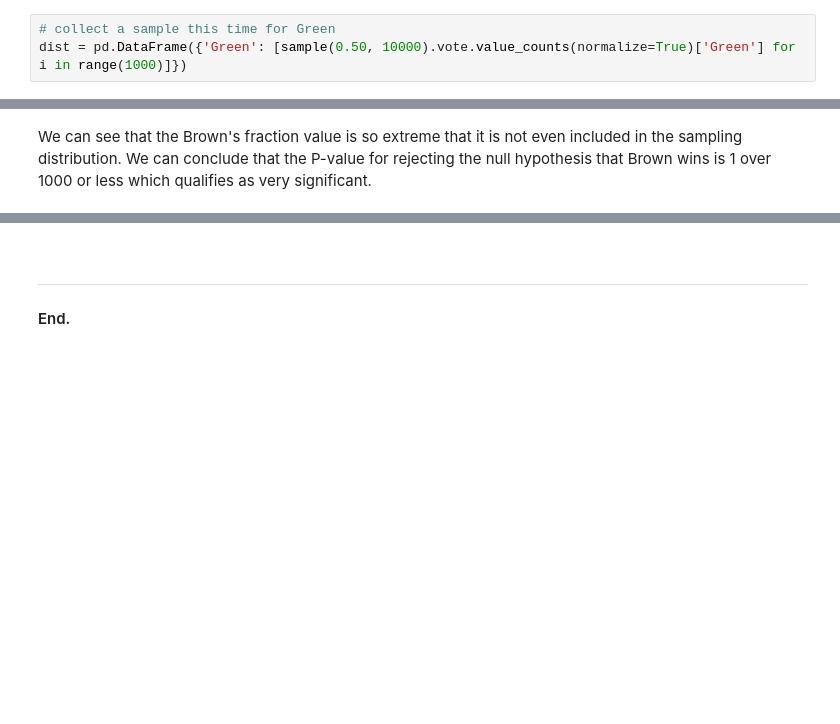
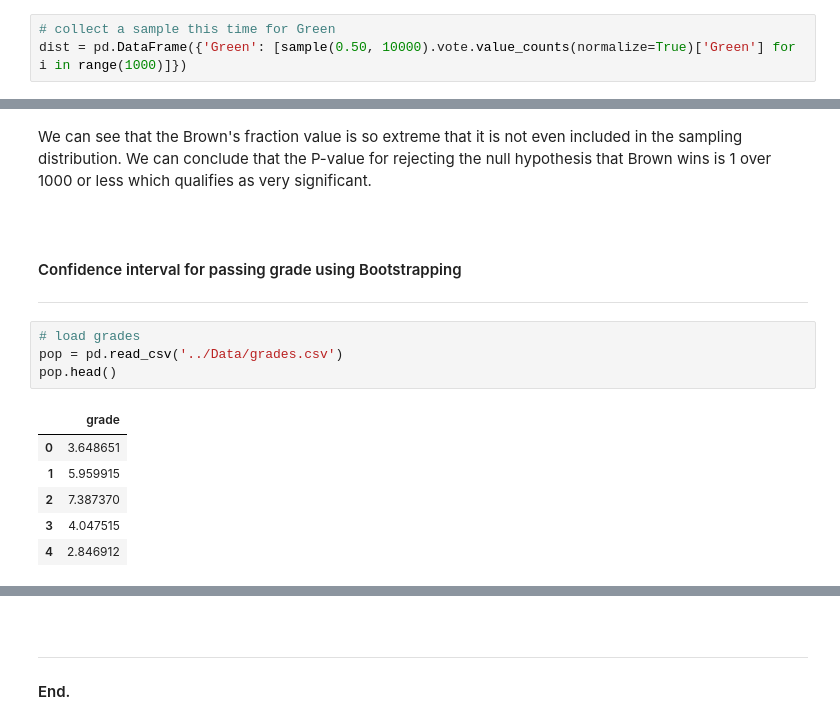
Before and after one commit to olgarozhdestvina/Data-Science-and-Machine-Learning, a Jupyter notebook: Statistical inference/Poll.ipynb, the cells around one changed output, grey strips where cells are left out. Drawn from its saved outputs; the diff is of its cells as text; blank space fills up the shorter version.

```diff
--- a/Statistical inference/Poll.ipynb
+++ b/Statistical inference/Poll.ipynb
@@ -185,2 +185,18 @@ plt.axvline(0.5181, c='C1');
-# %% [markdown]
-We can see that the Brown's fraction value is so extreme that it is not even included in the sampling distribution. We can conclude that the P-value for rejecting the null hypothesis that Brown wins is 1 over 1000 or less which qualifies as very significant.
+# %% [markdown]
+We can see that the Brown's fraction value is so extreme that it is not even included in the sampling distribution. We can conclude that the P-value for rejecting the null hypothesis that Brown wins is 1 over 1000 or less which qualifies as very significant.
+# %% [markdown]
+<br>
+
+#### Confidence interval for passing grade using Bootstrapping
+___
+# %%
+# load grades
+pop = pd.read_csv('../Data/grades.csv')
+pop.head()
+# %% [output]
+|  | grade |
+| 0 | 3.648651 |
+| 1 | 5.959915 |
+| 2 | 7.387370 |
+| 3 | 4.047515 |
+| 4 | 2.846912 |
```
Also changed, not shown: parts of 17 cells of this notebook.
